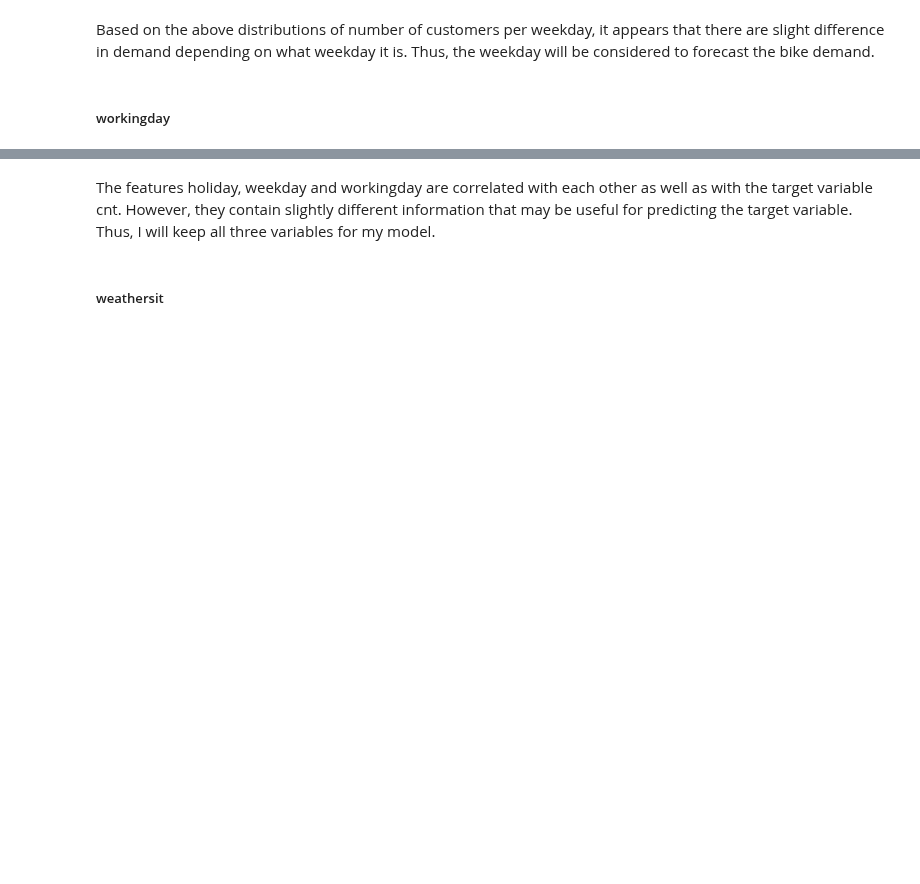
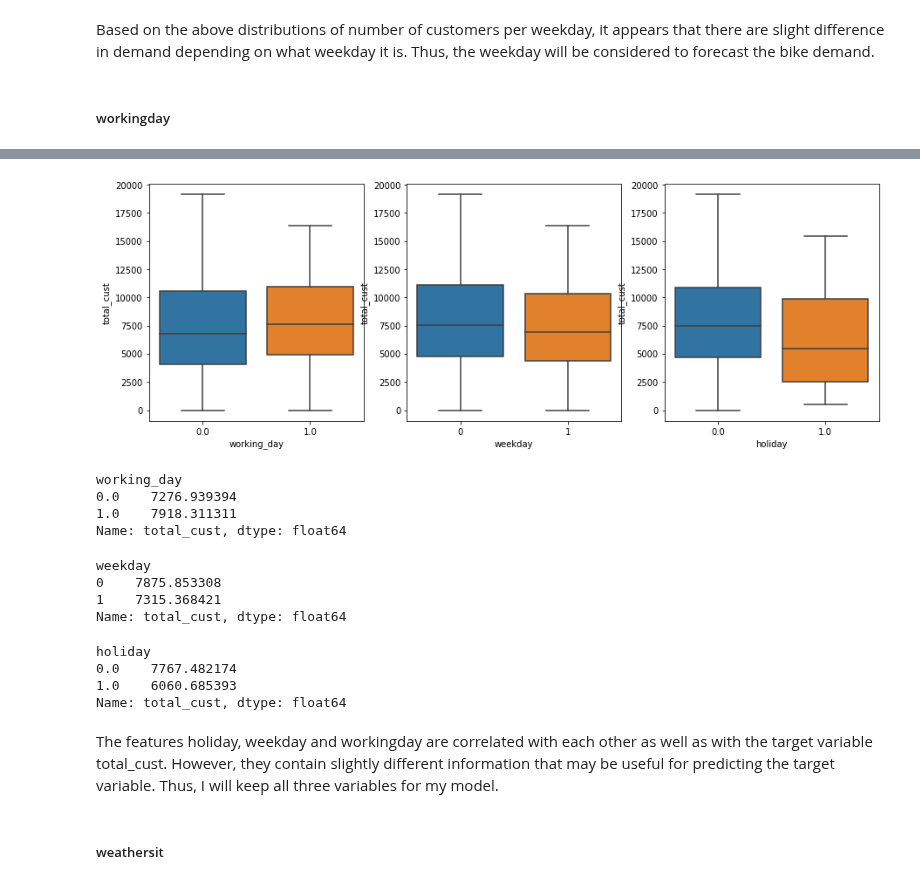
Before and after one commit to julianikulski/bike-sharing, a Jupyter notebook: bike-sharing-demand.ipynb, the cells around one changed output, grey strips where cells are left out. Saved outputs shown, nothing was run; the diff lists cells and outputs as text; code cells hidden in the pictures; blank space fills up the shorter version.

```diff
--- a/bike-sharing-demand.ipynb
+++ b/bike-sharing-demand.ipynb
@@ -587,34 +579,51 @@ kruskal(bike_df['workingday'], bike_df['cnt'])
 # %%
 # create a new dataframe that encodes the weekday feature with 0 for monday through friday
 # and 1 for saturday and sunday
 weekend_distinct_df = bike_df.copy()
 weekend_distinct_df['weekday'] = weekend_distinct_df['weekday'].apply(lambda x: 1 if (x == 6 or x == 0) else 0)
 
 # plot boxplots for comparison between the weekday and workingday feature
 plt.figure(figsize = [15, 5])
 
 # boxplot for feature workingday
 plt.subplot(1, 3, 1)
-sb.boxplot(data = bike_df, x = 'workingday', y = 'cnt');
+sb.boxplot(data = bike_df, x = 'working_day', y = 'total_cust');
 
 # boxplot for feature weekday
 plt.subplot(1, 3, 2)
-sb.boxplot(data = weekend_distinct_df, x = 'weekday', y = 'cnt');
+sb.boxplot(data = weekend_distinct_df, x = 'weekday', y = 'total_cust');
 
 # boxplot for feature holiday
 plt.subplot(1, 3, 3)
-sb.boxplot(data = bike_df, x = 'holiday', y = 'cnt');
+sb.boxplot(data = bike_df, x = 'holiday', y = 'total_cust');
+# %% [output]
+[figure, added]
 # %%
 # plot the means of each instance of workingday
-bike_df.groupby('workingday')['cnt'].mean()
+bike_df.groupby('working_day')['total_cust'].mean()
+# %% [output]
+working_day
+0.0    7276.939394
+1.0    7918.311311
+Name: total_cust, dtype: float64
 # %%
 # plot the means of each instance of weekday
-weekend_distinct_df.groupby('weekday')['cnt'].mean()
+weekend_distinct_df.groupby('weekday')['total_cust'].mean()
+# %% [output]
+weekday
+0    7875.853308
+1    7315.368421
+Name: total_cust, dtype: float64
 # %%
 # plot the means of each instance of holiday
-bike_df.groupby('holiday')['cnt'].mean()
+bike_df.groupby('holiday')['total_cust'].mean()
+# %% [output]
+holiday
+0.0    7767.482174
+1.0    6060.685393
+Name: total_cust, dtype: float64
 # %% [markdown]
-The features holiday, weekday and workingday are correlated with each other as well as with the target variable cnt. However, they contain slightly different information that may be useful for predicting the target variable. Thus, I will keep all three variables for my model.
+The features holiday, weekday and workingday are correlated with each other as well as with the target variable total_cust. However, they contain slightly different information that may be useful for predicting the target variable. Thus, I will keep all three variables for my model.
 # %% [markdown]
 ##### weathersit
 # %% [markdown]
```
Also changed, not shown: parts of 10 cells of this notebook.
